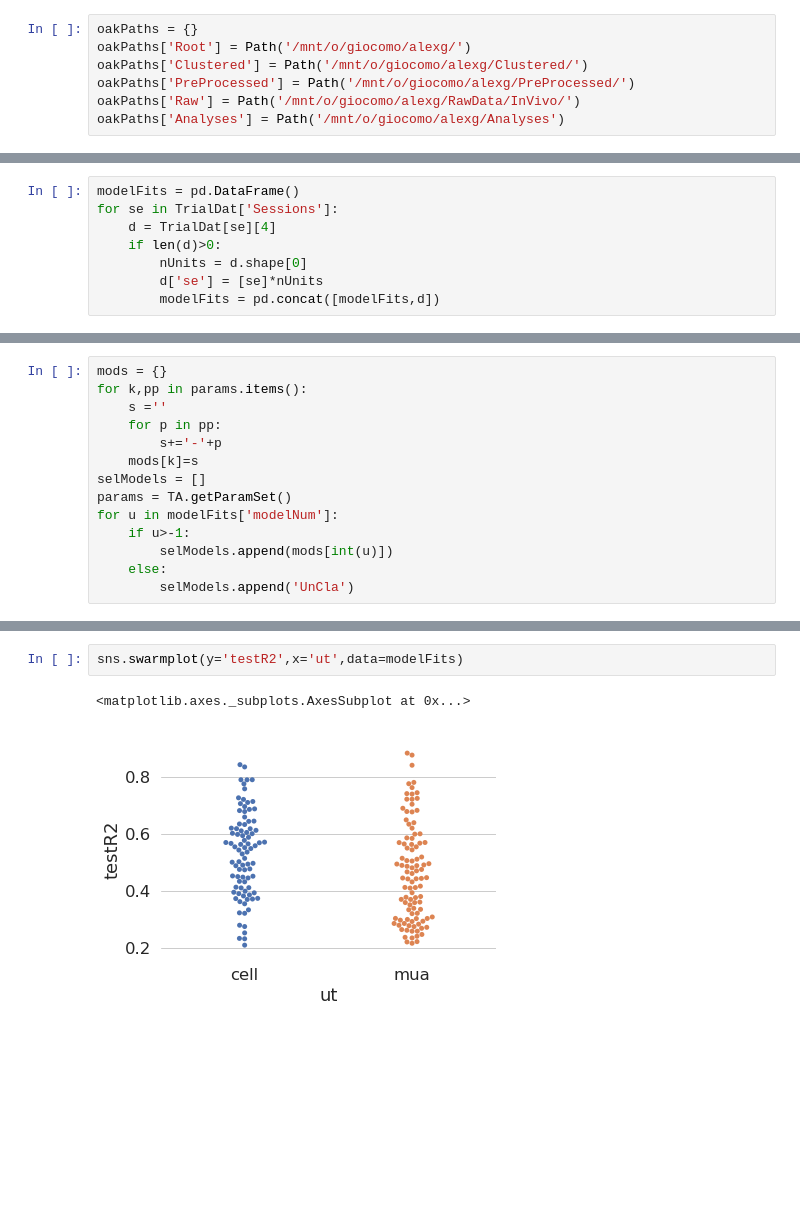
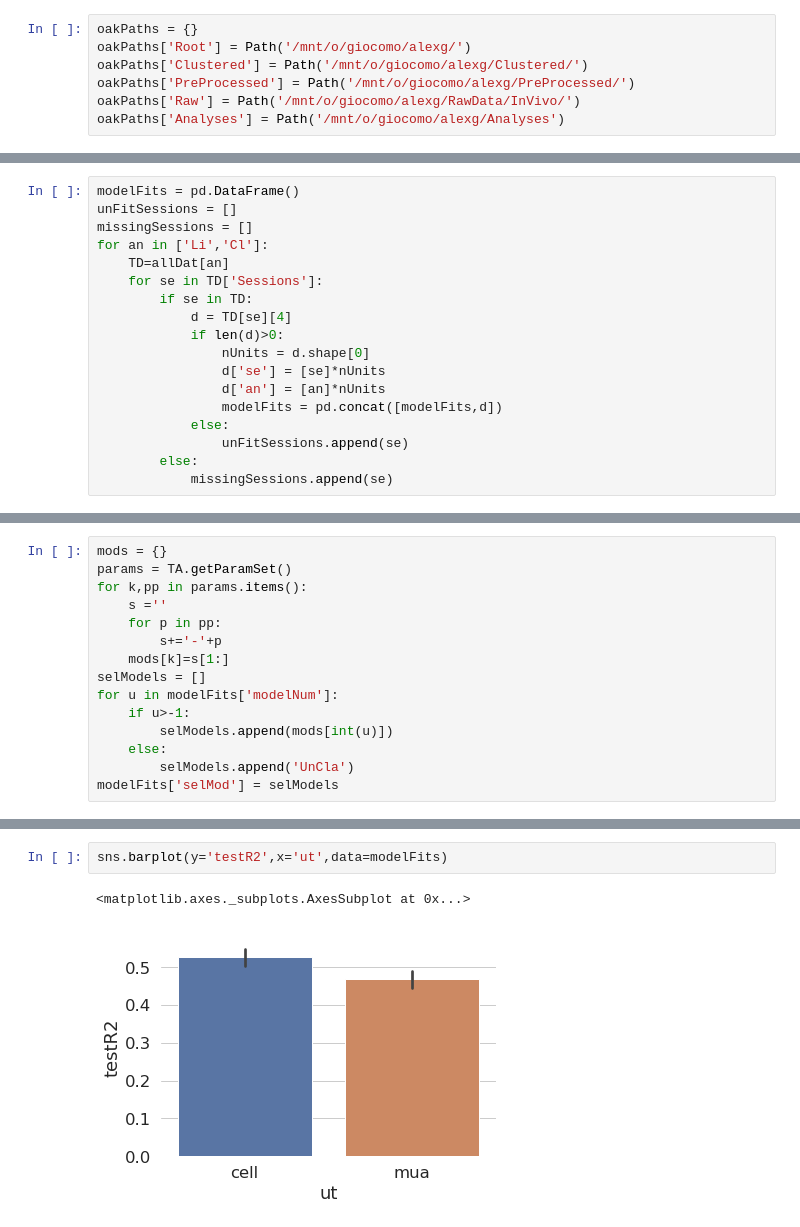
Before and after one commit to alexgonzl/TreeMazeAnalyses, a Jupyter notebook: Notebooks/TrialAnalysesWrapper.ipynb, the cells around one changed output, grey strips where cells are left out. Saved outputs shown, nothing was run; the diff lists cells and outputs as text; blank space fills up the shorter version.

```diff
--- a/Notebooks/TrialAnalysesWrapper.ipynb
+++ b/Notebooks/TrialAnalysesWrapper.ipynb
@@ -114,8 +91,18 @@ list(CT['Sessions'].keys())
 # %%
 modelFits = pd.DataFrame()
-for se in TrialDat['Sessions']:
-    d = TrialDat[se][4]
-    if len(d)>0:
-        nUnits = d.shape[0]
-        d['se'] = [se]*nUnits
-        modelFits = pd.concat([modelFits,d])
+unFitSessions = []
+missingSessions = []
+for an in ['Li','Cl']:
+    TD=allDat[an]
+    for se in TD['Sessions']:
+        if se in TD:
+            d = TD[se][4]
+            if len(d)>0:
+                nUnits = d.shape[0]
+                d['se'] = [se]*nUnits
+                d['an'] = [an]*nUnits
+                modelFits = pd.concat([modelFits,d])
+            else:
+                unFitSessions.append(se)
+        else:
+            missingSessions.append(se)
@@ -122,14 +138,15 @@ for se in TrialDat['Sessions']:
 # %%
 mods = {}
+params = TA.getParamSet()
 for k,pp in params.items():
     s =''
     for p in pp:
         s+='-'+p
-    mods[k]=s
+    mods[k]=s[1:]
 selModels = []
-params = TA.getParamSet()
 for u in modelFits['modelNum']:
     if u>-1:
         selModels.append(mods[int(u)])
     else:
         selModels.append('UnCla')
+modelFits['selMod'] = selModels
@@ -136,8 +194,8 @@ for u in modelFits['modelNum']:
 # %%
-sns.swarmplot(y='testR2',x='ut',data=modelFits)
+sns.barplot(y='testR2',x='ut',data=modelFits)
 # %% [output]
 <matplotlib.axes._subplots.AxesSubplot at 0x...>
-[figure, old version]
+[figure, new version]
 # %%
 sns.countplot(y=selModels)
 # %% [output]
```
Also changed, not shown: parts of 20 cells of this notebook, 13 other files.
